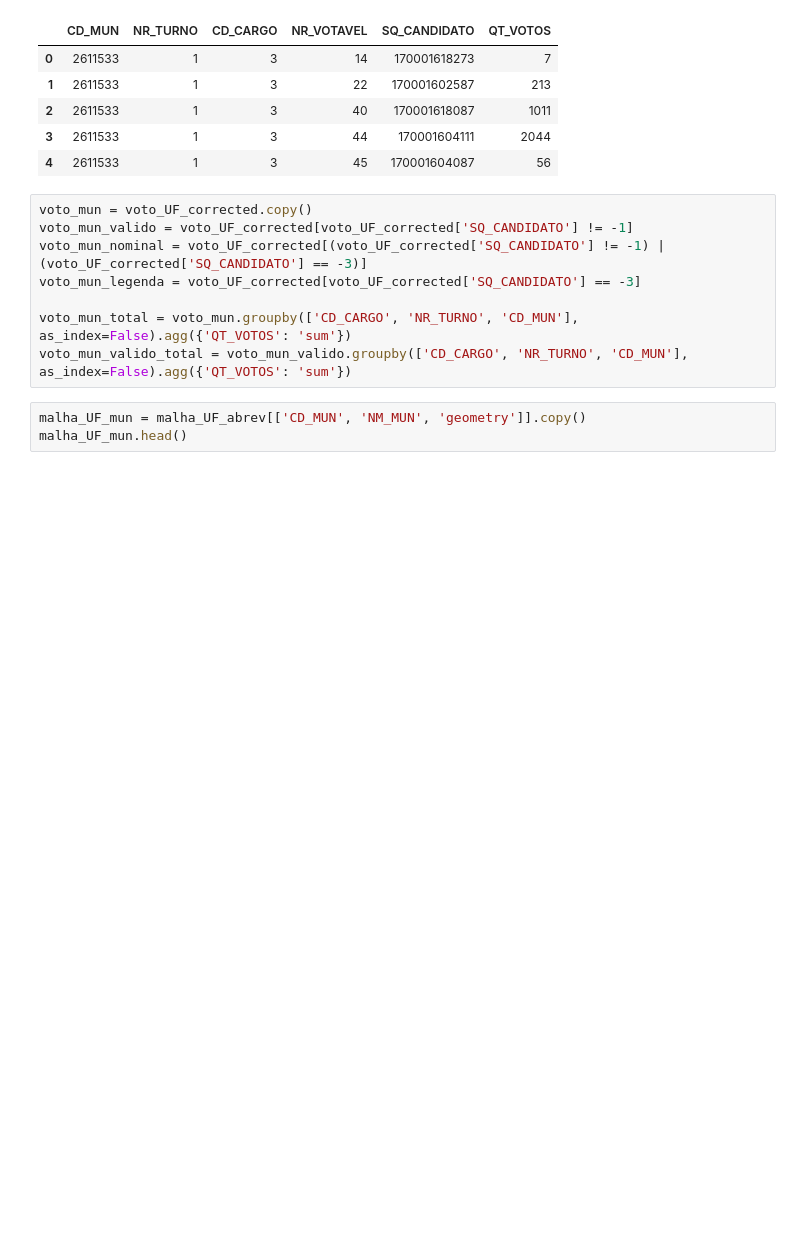
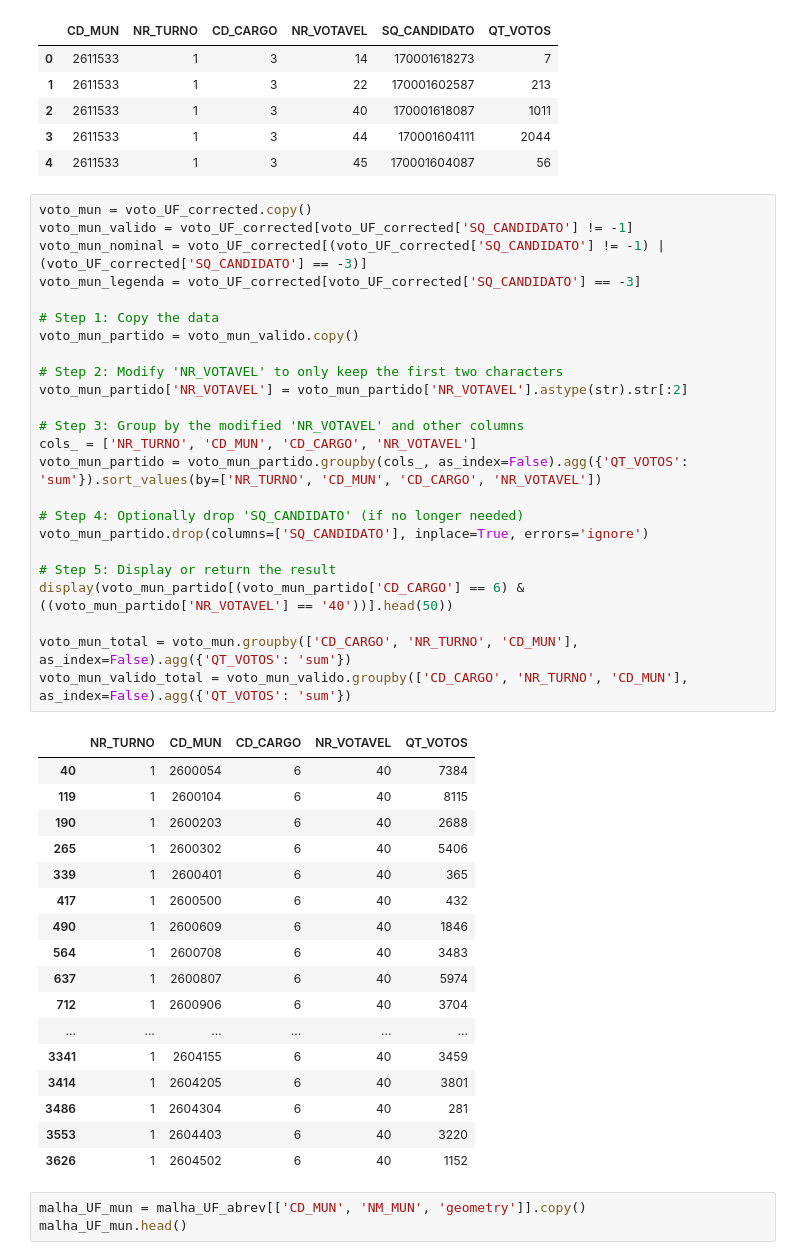
Before and after one commit to alwolmer/eleicoesPE, a Jupyter notebook: data_pipeline/eleicoesBR22.ipynb, the cells around one changed output. Cells and saved outputs as stored; diff of their text form; blank space fills up the shorter version.

```diff
--- a/data_pipeline/eleicoesBR22.ipynb
+++ b/data_pipeline/eleicoesBR22.ipynb
@@ -292,11 +297,45 @@ voto_UF_corrected.to_csv(f"{project_root}/intermediate/votacao_mun_2022_{UF}_cor
 # %%
 voto_mun = voto_UF_corrected.copy()
 voto_mun_valido = voto_UF_corrected[voto_UF_corrected['SQ_CANDIDATO'] != -1]
 voto_mun_nominal = voto_UF_corrected[(voto_UF_corrected['SQ_CANDIDATO'] != -1) | (voto_UF_corrected['SQ_CANDIDATO'] == -3)]
 voto_mun_legenda = voto_UF_corrected[voto_UF_corrected['SQ_CANDIDATO'] == -3]
 
+# Step 1: Copy the data
+voto_mun_partido = voto_mun_valido.copy()
+
+# Step 2: Modify 'NR_VOTAVEL' to only keep the first two characters
+voto_mun_partido['NR_VOTAVEL'] = voto_mun_partido['NR_VOTAVEL'].astype(str).str[:2]
+
+# Step 3: Group by the modified 'NR_VOTAVEL' and other columns
+cols_ = ['NR_TURNO', 'CD_MUN', 'CD_CARGO', 'NR_VOTAVEL']
+voto_mun_partido = voto_mun_partido.groupby(cols_, as_index=False).agg({'QT_VOTOS': 'sum'}).sort_values(by=['NR_TURNO', 'CD_MUN', 'CD_CARGO', 'NR_VOTAVEL'])
+
+# Step 4: Optionally drop 'SQ_CANDIDATO' (if no longer needed)
+voto_mun_partido.drop(columns=['SQ_CANDIDATO'], inplace=True, errors='ignore')
+
+# Step 5: Display or return the result
+display(voto_mun_partido[(voto_mun_partido['CD_CARGO'] == 6) & ((voto_mun_partido['NR_VOTAVEL'] == '40'))].head(50))
+
 voto_mun_total = voto_mun.groupby(['CD_CARGO', 'NR_TURNO', 'CD_MUN'], as_index=False).agg({'QT_VOTOS': 'sum'})
 voto_mun_valido_total = voto_mun_valido.groupby(['CD_CARGO', 'NR_TURNO', 'CD_MUN'], as_index=False).agg({'QT_VOTOS': 'sum'})
+# %% [output]
+|  | NR_TURNO | CD_MUN | CD_CARGO | NR_VOTAVEL | QT_VOTOS |
+| 40 | 1 | 2600054 | 6 | 40 | 7384 |
+| 119 | 1 | 2600104 | 6 | 40 | 8115 |
+| 190 | 1 | 2600203 | 6 | 40 | 2688 |
+| 265 | 1 | 2600302 | 6 | 40 | 5406 |
+| 339 | 1 | 2600401 | 6 | 40 | 365 |
+| 417 | 1 | 2600500 | 6 | 40 | 432 |
+| 490 | 1 | 2600609 | 6 | 40 | 1846 |
+| 564 | 1 | 2600708 | 6 | 40 | 3483 |
+| 637 | 1 | 2600807 | 6 | 40 | 5974 |
+| 712 | 1 | 2600906 | 6 | 40 | 3704 |
+| ... | ... | ... | ... | ... | ... |
+| 3341 | 1 | 2604155 | 6 | 40 | 3459 |
+| 3414 | 1 | 2604205 | 6 | 40 | 3801 |
+| 3486 | 1 | 2604304 | 6 | 40 | 281 |
+| 3553 | 1 | 2604403 | 6 | 40 | 3220 |
+| 3626 | 1 | 2604502 | 6 | 40 | 1152 |
 # %%
 malha_UF_mun = malha_UF_abrev[['CD_MUN', 'NM_MUN', 'geometry']].copy()
 malha_UF_mun.head()
```
Also changed, not shown: parts of 5 cells of this notebook, 1 other file.
